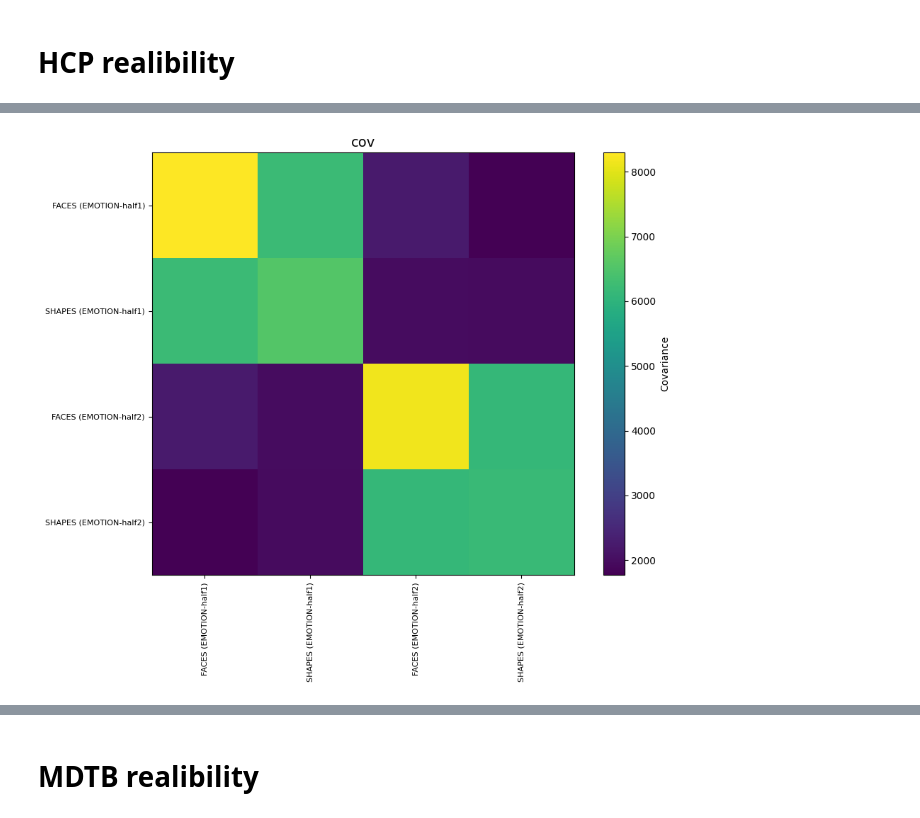
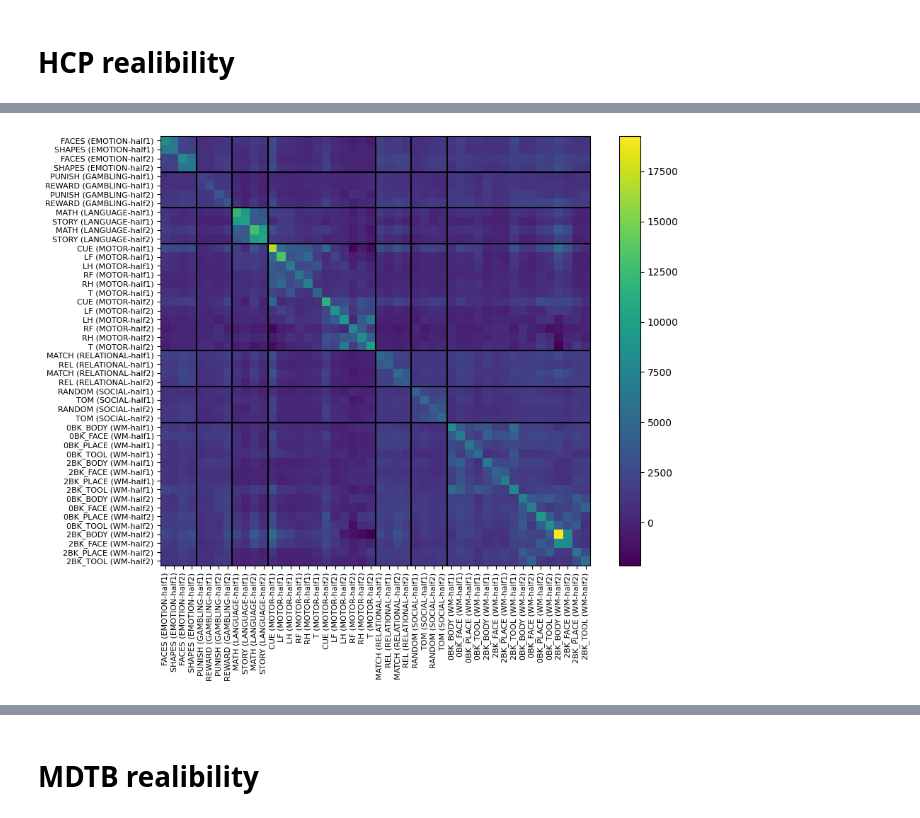
Before and after one commit to DiedrichsenLab/OptimalBattery, a Jupyter notebook: notebooks/8.design_data.ipynb, the cells around one changed output, grey strips where cells are left out. Drawn from its saved outputs; the diff is of its cells as text; code cells hidden in the pictures.

```diff
--- a/notebooks/8.design_data.ipynb
+++ b/notebooks/8.design_data.ipynb
@@ -25,7 +24,7 @@ if not os.path.exists('Y:/data/FunctionalFusion/HCP_tfMRI'):
 
 data_hcp , info_hcp= HCP_dataset.get_data(space=space,ses_id='ses-task',type = 'CondHalf')
 # %%
-def plot_covariance(data_hcp, info_hcp, task_name="all"):
+def plot_covariance(data_hcp, info_hcp, task_name="all",figuresize=(10, 8),show_legend=True,save_fig = False,save_path = None):
     if task_name == "all":
         selected_info = info_hcp
     else:
@@ -33,14 +32,12 @@ def plot_covariance(data_hcp, info_hcp, task_name="all"):
 
     selected_info = selected_info.sort_values(by=["task_name", "half", "cond_name"])
     selected_indices = selected_info.index.tolist()
-    selected_data_hcp = data_hcp[:, selected_indices, :]  # Shape: (subjects, selected_conditions, voxels)
+    selected_data_hcp = data_hcp[:, selected_indices, :]
 
-    # Compute covariance matrices for each subject
     subject_covariances = np.array([
         subject_data @ subject_data.T for subject_data in selected_data_hcp
     ])
 
-    # Average the covariance matrices across subjects
     avg_cov_matrix = subject_covariances.mean(axis=0)
 
     labels = (
@@ -48,7 +45,7 @@ def plot_covariance(data_hcp, info_hcp, task_name="all"):
         " (" + selected_info["task_name"] + "-half" + selected_info["half"].astype(str) + ")"
     ).tolist()
 
-    plt.figure(figsize=(10, 8))
+    plt.figure(figsize=figuresize)
     plt.imshow(avg_cov_matrix, cmap='viridis', interpolation='nearest')
     tick_positions = np.arange(len(labels))
     plt.xticks(tick_positions, labels, rotation=90, fontsize=8)
@@ -60,7 +57,16 @@ def plot_covariance(data_hcp, info_hcp, task_name="all"):
         plt.axvline(x=boundary - 0.5, color='black', linewidth=1.5)
         plt.axhline(y=boundary - 0.5, color='black', linewidth=1.5)
 
-    plt.title('cov', fontsize=14)
-    plt.colorbar(label="Covariance")
+    if show_legend:
+        plt.colorbar()
     plt.tight_layout()
+
+
+    if save_fig:
+        # check if file_path exists
+        if not os.path.exists(save_path):
+            plt.savefig(save_path, format='pdf', dpi=300, bbox_inches='tight')
+
     plt.show()
+
+    return avg_cov_matrix
@@ -67,5 +91,4 @@ def plot_covariance(data_hcp, info_hcp, task_name="all"):
 # %%
-
-plot_covariance(data_hcp, info_hcp, task_name="EMOTION")
+cov =plot_covariance(data_hcp, info_hcp, task_name="all")
 # %% [output]
-[figure, old version]
+[figure, new version]
```
Also changed, not shown: parts of 27 cells of this notebook, 8 other files.
